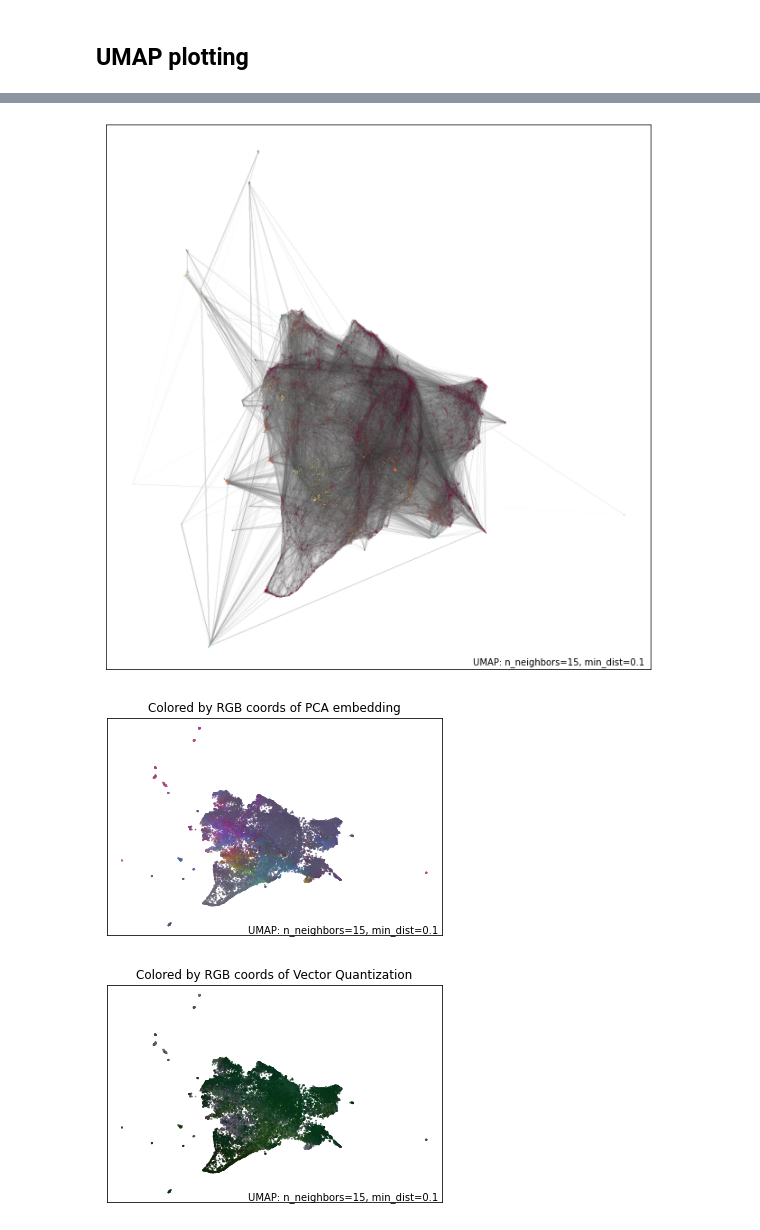
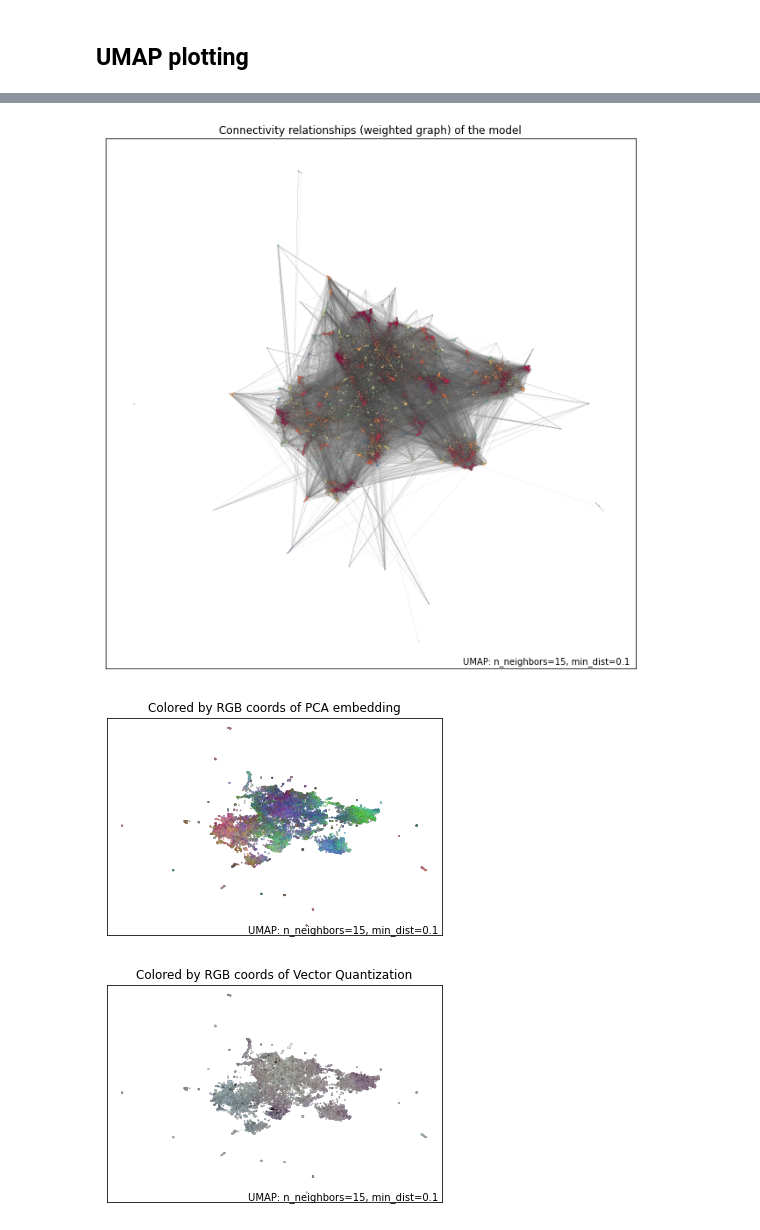
Before and after one commit to hcss-utils/top2vec, a Jupyter notebook: notebooks/3.0_hp_umap-vizzes.ipynb, the cells around one changed output, grey strips where cells are left out. Saved outputs shown, nothing was run; the diff lists cells and outputs as text; code cells hidden in the pictures.

```diff
--- a/notebooks/3.0_hp_umap-vizzes.ipynb
+++ b/notebooks/3.0_hp_umap-vizzes.ipynb
@@ -7,12 +7,13 @@ import umap
 import umap.plot
 from top2vec import Top2Vec
 # %%
-model = Top2Vec.load("./../models/pq-model")
+model = Top2Vec.load("./../models/210205 - top2vec.model")
 # %%
 umap_args = {
     "n_neighbors": 15,
     "n_components": 2, # plotting is currently only implemented for 2d embeddings
-    "metric": "cosine"
+    "metric": "cosine",
+    "random_state": 42,
 }
 umap_model = umap.UMAP(**umap_args).fit(model._get_document_vectors(norm=False))
 # %% [markdown]
@@ -87,17 +107,18 @@ plt.savefig(
 # %%
-umap.plot.connectivity(
+ax = umap.plot.connectivity(
     umap_model,
     labels=model.doc_top,
     show_points=True,
 )
+ax.set_title("Connectivity relationships (weighted graph) of the model")
 plt.savefig(
     "./../reports/figures/umap-connectivity.png",
     dpi=300,
     bbox_inches="tight",
     pad_inches=0.3,
 )
 # %% [output]
-[figure, old version]
+[figure, new version]
 # %%
 umap.plot.diagnostic(umap_model, diagnostic_type="pca")
 plt.savefig(
@@ -107,7 +128,7 @@ plt.savefig(
     pad_inches=0.3,
 )
 # %% [output]
-[figure, old version]
+[figure, new version]
 # %%
 umap.plot.diagnostic(umap_model, diagnostic_type="vq")
 plt.savefig(
@@ -117,7 +138,7 @@ plt.savefig(
     pad_inches=0.3,
 )
 # %% [output]
-[figure, old version]
+[figure, new version]
 # %%
 umap.plot.diagnostic(umap_model, diagnostic_type="local_dim")
 plt.savefig(
```
Also changed, not shown: parts of 11 cells of this notebook.
